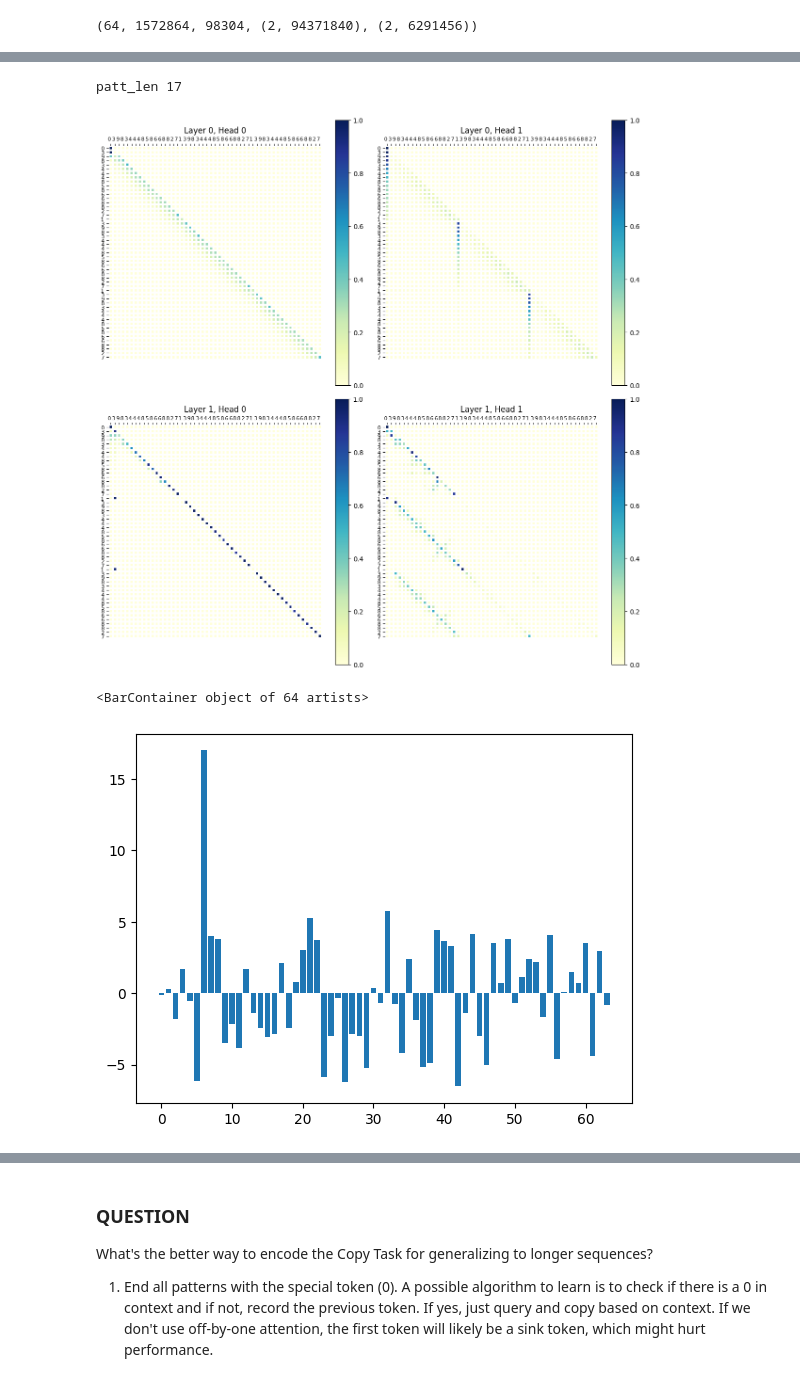
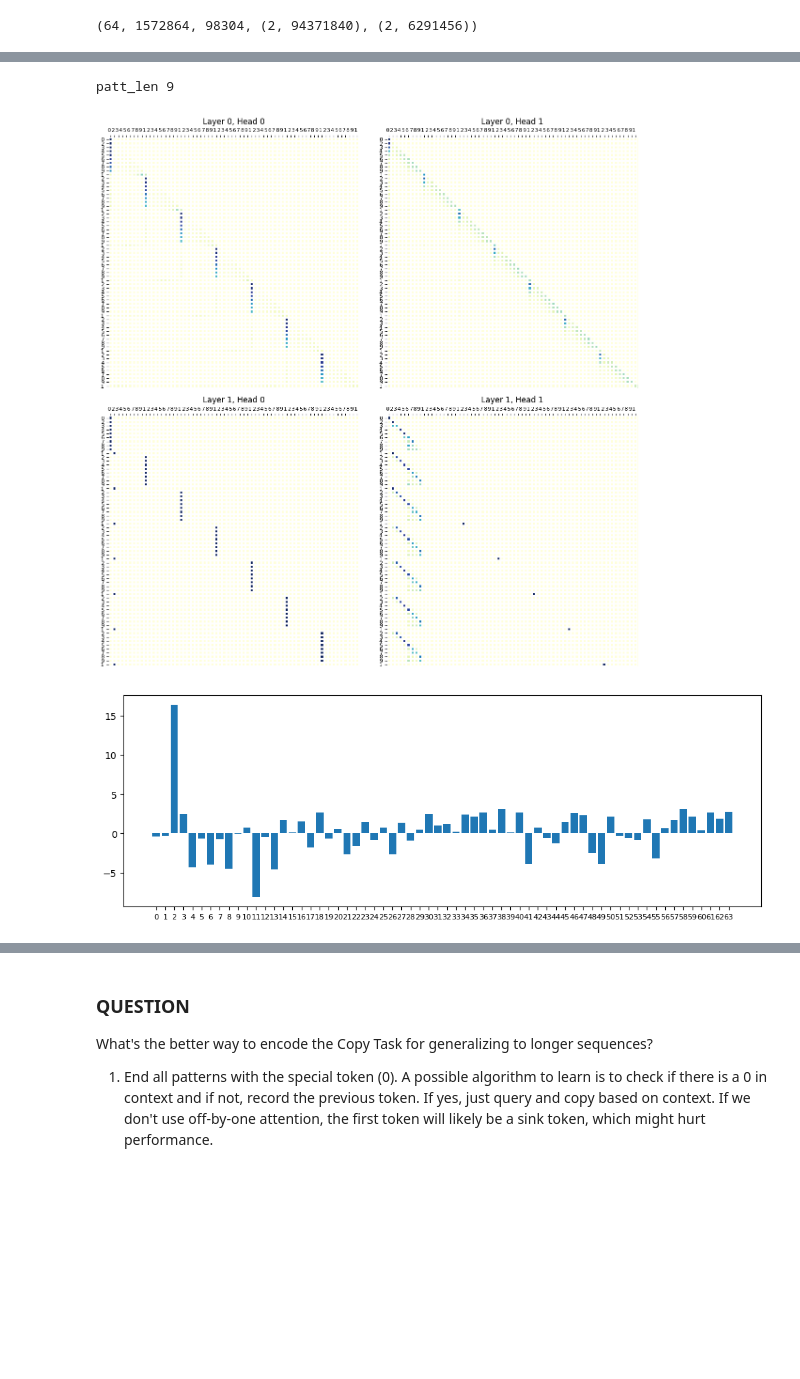
Before and after one commit to nikolageorgiev2000/modded-nanogpt-jax, a Jupyter notebook: path_graphs.ipynb, the cells around one changed output, grey strips where cells are left out. Drawn from its saved outputs; the diff is of its cells as text; code cells hidden in the pictures; blank space fills up the shorter version.

```diff
--- a/path_graphs.ipynb
+++ b/path_graphs.ipynb
@@ -159,9 +164,9 @@ config = train.TrainConfig(
     block_size = 2*sample_len, # should match the task sequence length so tasks are independently trained on
     batch_size = 64,
     gradient_accumulation_steps = 1,
-    max_iters = 20_000,
+    max_iters = 25_000,
     eval_iters = 25, # val_data_len // 64, # number of examples // batch_size
-    learning_rate = 3e-3,
+    learning_rate = 1e-2,
     min_lr = 1e-5,
     warmup_iters = 500,
     lr_decay_iters = 20_000,
@@ -206,5 +233,5 @@ Saved checkpoint to logs/1b986043-39b7-4271-a265-5de5145fef41//state_step019999.
 # %%
-test_input = jnp.array([0]+[3,9,8,3,4,4,4,8,5,8,6,6,8,8,2,7], dtype=jnp.uint16)
+test_input = jnp.array([0]+[2,3,4,5,6,7,8,9], dtype=jnp.uint16)
 patt_len = len(test_input)
 print('patt_len', patt_len)
 res = jnp.zeros(config.max_seq_len, dtype=jnp.uint16)
@@ -218,5 +245,5 @@ for i in tqdm(range(patt_len, len(res))):
 
 preds, attn_weights = model.gpt_forward(params, rope_params, res[None,:], config.get_model_config(), return_attn_weights=True)
 # %% [output]
-patt_len 17
+patt_len 9
 # %%
@@ -335,7 +350,7 @@ def annotate_heatmap(im, data=None, valfmt="{x:.2f}",
 
     return texts
 # %%
-subset = jnp.arange(3*patt_len)
+subset = jnp.arange(0, 1*sample_len)
 
 # Determine num_layers and num_heads from attn_weights structure
 num_layers = len(attn_weights)
@@ -347,7 +362,7 @@ for l in range(num_layers):
     for h in range(num_heads):
         selected_attn = attn_weights[l][0][h][subset[:, None], subset[None, :]]
         ax = axes[l, h]
-        im, cbar = heatmap(
+        im = heatmap(
             selected_attn,
             res[subset], res[subset], ax=ax,
             cmap="YlGnBu"
@@ -357,12 +372,14 @@ for l in range(num_layers):
 fig.tight_layout()
 plt.show()
 # %% [output]
-[figure, old version]
+[figure, new version]
 # %%
-plt.bar(jnp.arange(preds.shape[-1]), preds[0][44])
+plt.figure(figsize=(12, 4))
+plt.bar(jnp.arange(preds.shape[-1]), preds[0][patt_len])
+plt.xticks(jnp.arange(preds.shape[-1]), token_arr, rotation=0, fontsize=8)
+plt.show()
 # %% [output]
-<BarContainer object of 64 artists>
-[figure, old version]
+[figure, new version]
 # %%
 res = jnp.array(res)
 
```
Also changed, not shown: parts of 18 cells of this notebook, 1 other file.
